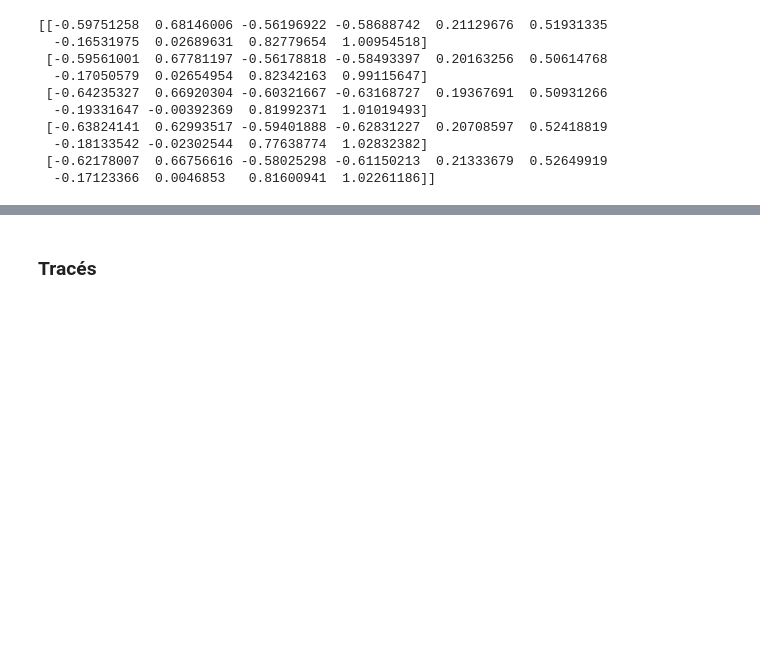
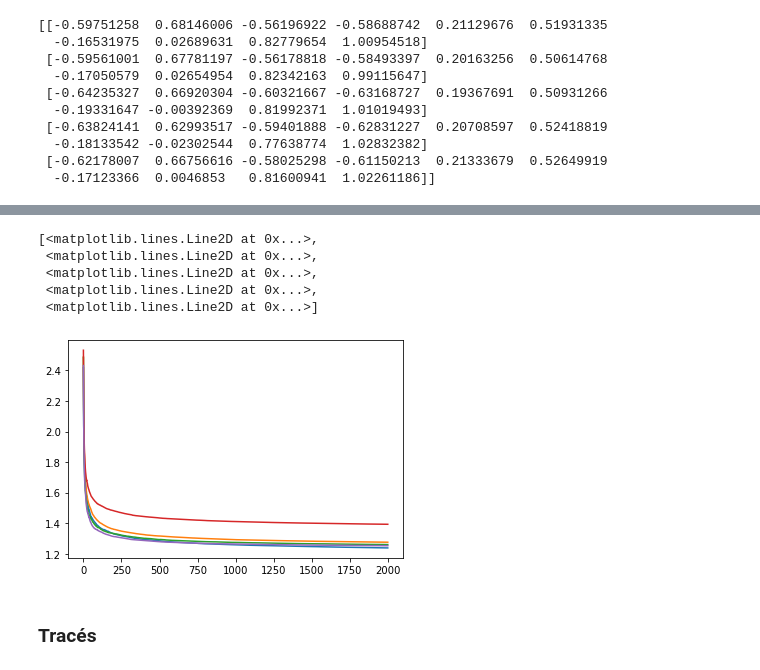
Before and after one commit to Theo-Morvan/Cooperative-Optimization, a Jupyter notebook: Cooperative_kernel_regression.ipynb, the cells around one changed output, grey strips where cells are left out. Drawn from its saved outputs; the diff is of its cells as text; code cells hidden in the pictures; blank space fills up the shorter version.

```diff
--- a/Cooperative_kernel_regression.ipynb
+++ b/Cooperative_kernel_regression.ipynb
@@ -761,0 +856,4 @@ print(solver_ADMM.curent_solution)
+# %%
+solver_DGD_DP = DGD_DP(instance_pb,0.001,2000,np.ones(10),0.01)
+solver_DGD_DP.solve(verbose= False,package_loss=False,probability_package_loss=0)
+print(solver_DGD_DP.curent_solution)
@@ -762,3 +876,12 @@ print(solver_ADMM.curent_solution)
+# %%
+plt.plot(solver_DGD_DP.distance_to_optimum)
+# %% [output]
+[<matplotlib.lines.Line2D at 0x...>,
+ <matplotlib.lines.Line2D at 0x...>,
+ <matplotlib.lines.Line2D at 0x...>,
+ <matplotlib.lines.Line2D at 0x...>,
+ <matplotlib.lines.Line2D at 0x...>]
+[figure, added]
 # %% [markdown]
 ### **Tracés**
 # %% [markdown]
```
Also changed, not shown: parts of 9 cells of this notebook.
